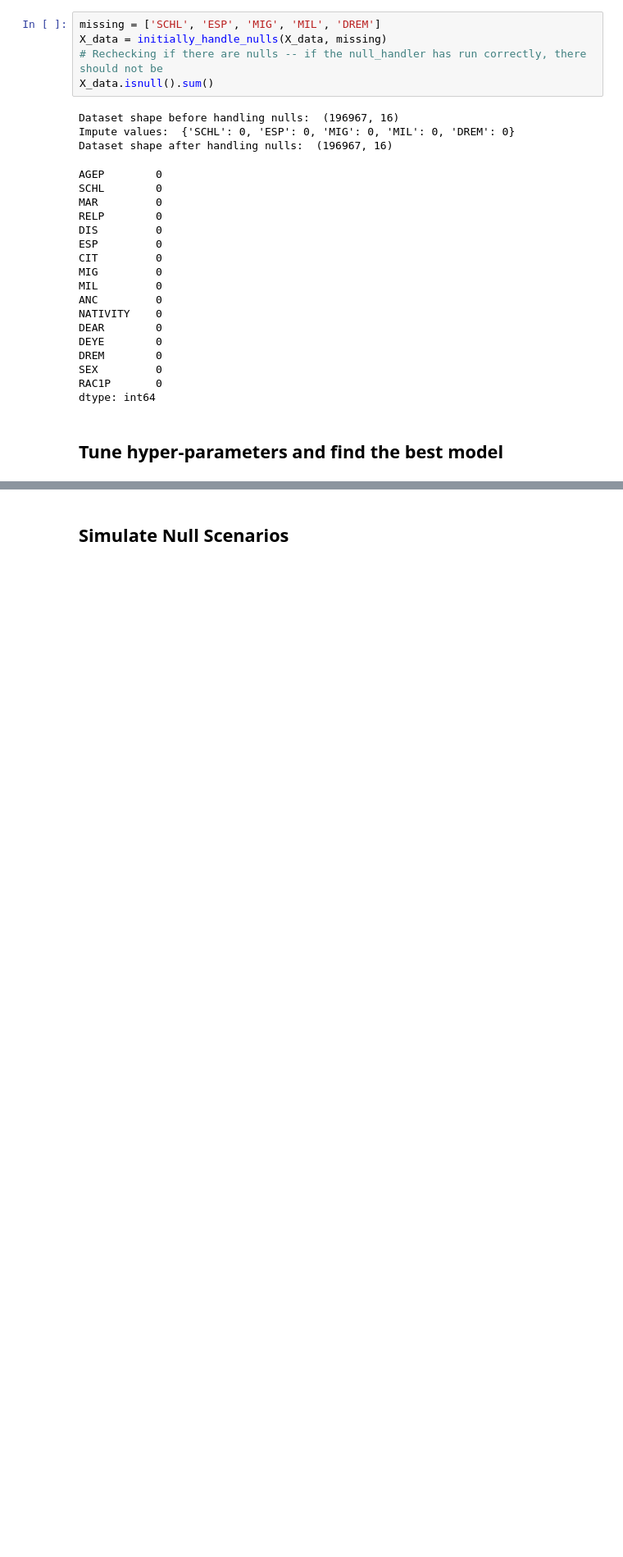
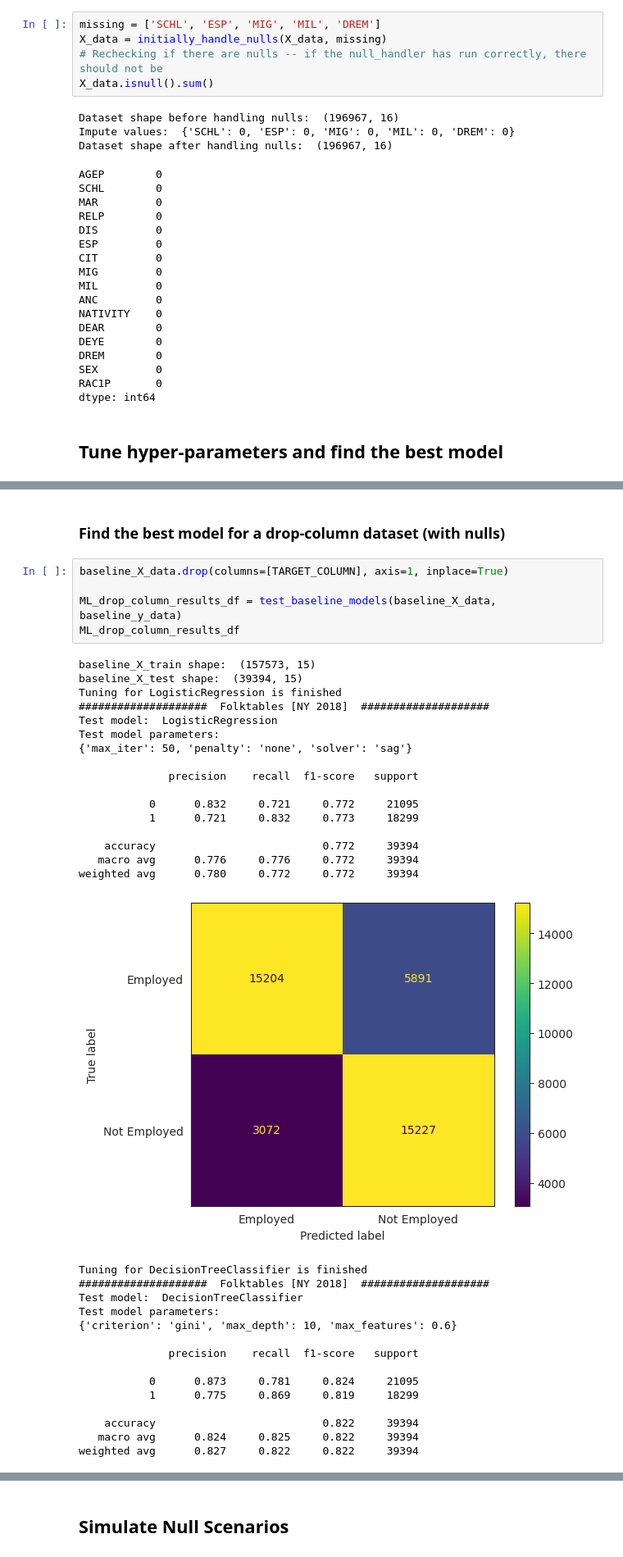
Before and after one commit to FalaahArifKhan/RAI-summer-stability, a Jupyter notebook: Standardized_Pipeline.ipynb, the cells around one changed output, grey strips where cells are left out. Shown: that part at 82% size. Saved outputs shown, nothing was run; the diff lists cells and outputs as text; blank space fills up the shorter version.

```diff
--- a/Standardized_Pipeline.ipynb
+++ b/Standardized_Pipeline.ipynb
@@ -220,3 +163,42 @@ Model name: XGBClassifier
  'max_depth': 5,
  'n_estimators': 200,
  'objective': 'binary:logistic'}
+# %% [markdown]
+### Find the best model for a drop-column dataset (with nulls)
+# %%
+baseline_X_data.drop(columns=[TARGET_COLUMN], axis=1, inplace=True)
+
+ML_drop_column_results_df = test_baseline_models(baseline_X_data, baseline_y_data)
+ML_drop_column_results_df
+# %% [output]
+baseline_X_train shape:  (157573, 15)
+baseline_X_test shape:  (39394, 15)
+Tuning for LogisticRegression is finished
+####################  Folktables [NY 2018]  ####################
+Test model:  LogisticRegression
+Test model parameters:
+{'max_iter': 50, 'penalty': 'none', 'solver': 'sag'}
+
+              precision    recall  f1-score   support
+
+           0      0.832     0.721     0.772     21095
+           1      0.721     0.832     0.773     18299
+
+    accuracy                          0.772     39394
+   macro avg      0.776     0.776     0.772     39394
+weighted avg      0.780     0.772     0.772     39394
+[figure, added]
+Tuning for DecisionTreeClassifier is finished
+####################  Folktables [NY 2018]  ####################
+Test model:  DecisionTreeClassifier
+Test model parameters:
+{'criterion': 'gini', 'max_depth': 10, 'max_features': 0.6}
+
+              precision    recall  f1-score   support
+
+           0      0.873     0.781     0.824     21095
+           1      0.775     0.869     0.819     18299
+
+    accuracy                          0.822     39394
+   macro avg      0.824     0.825     0.822     39394
+weighted avg      0.827     0.822     0.822     39394
```
Also changed, not shown: parts of 13 cells of this notebook, 4 other files.
